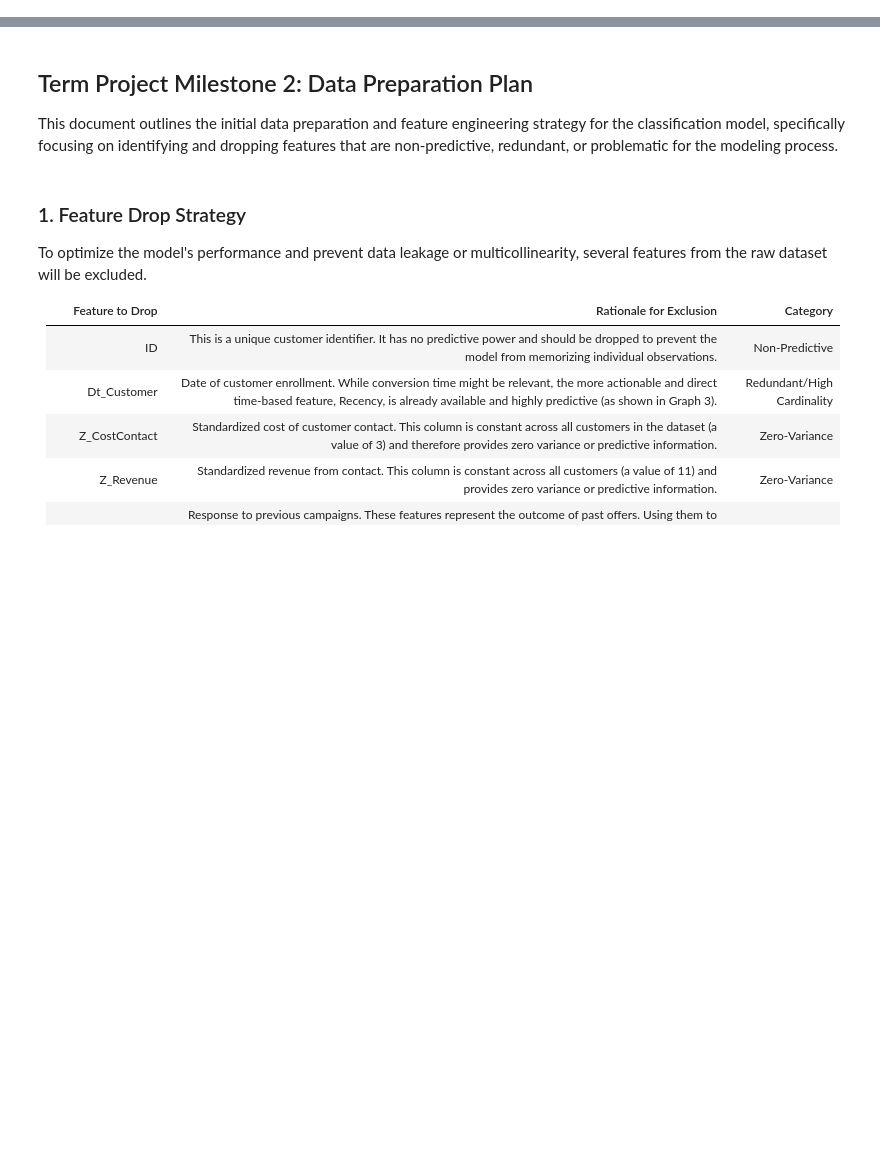
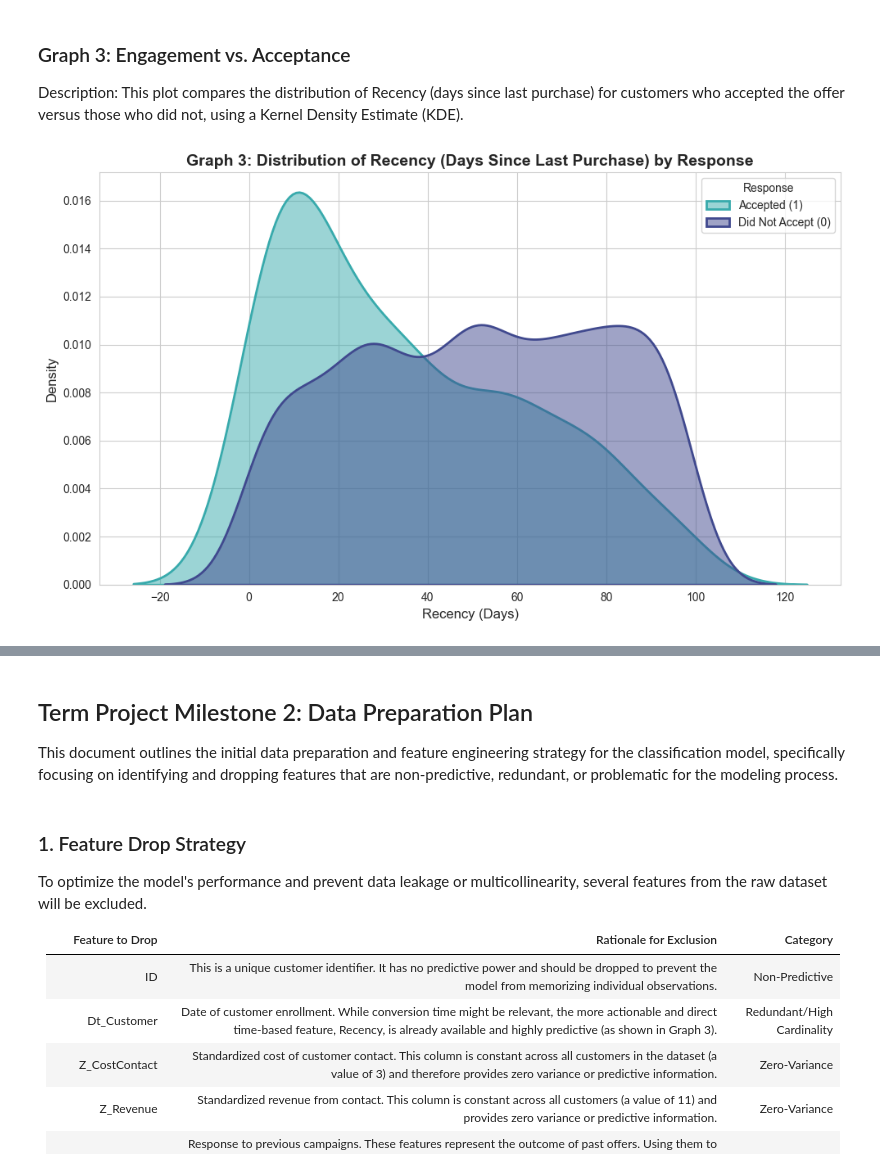
Before and after one commit to surenther/Data-Mining, a Jupyter notebook: Week8/week8.ipynb, the cells around one changed output, grey strips where cells are left out. Drawn from its saved outputs; the diff is of its cells as text; code cells hidden in the pictures; blank space fills up the shorter version.

```diff
--- a/Week8/week8.ipynb
+++ b/Week8/week8.ipynb
@@ -0,0 +107,15 @@
+# %% [markdown]
+### Graph 3: Engagement vs. Acceptance
+Description: This plot compares the distribution of Recency (days since last purchase) for customers who accepted the offer versus those who did not, using a Kernel Density Estimate (KDE).
+# %%
+# --- Graph 3: Engagement vs. Acceptance (Recency in Days) ---
+plt.figure(figsize=(10, 6))
+sns.kdeplot(data=df, x='Recency', hue='Response', fill=True, common_norm=False, palette='mako', alpha=.5, linewidth=2)
+plt.title('Graph 3: Distribution of Recency (Days Since Last Purchase) by Response', fontsize=14, fontweight='bold')
+plt.xlabel('Recency (Days)', fontsize=12)
+plt.ylabel('Density', fontsize=12)
+plt.legend(title='Response', labels=['Accepted (1)', 'Did Not Accept (0)'])
+plt.tight_layout()
+plt.show()
+# %% [output]
+[figure, added]
```
Also changed, not shown: parts of 17 cells of this notebook.
